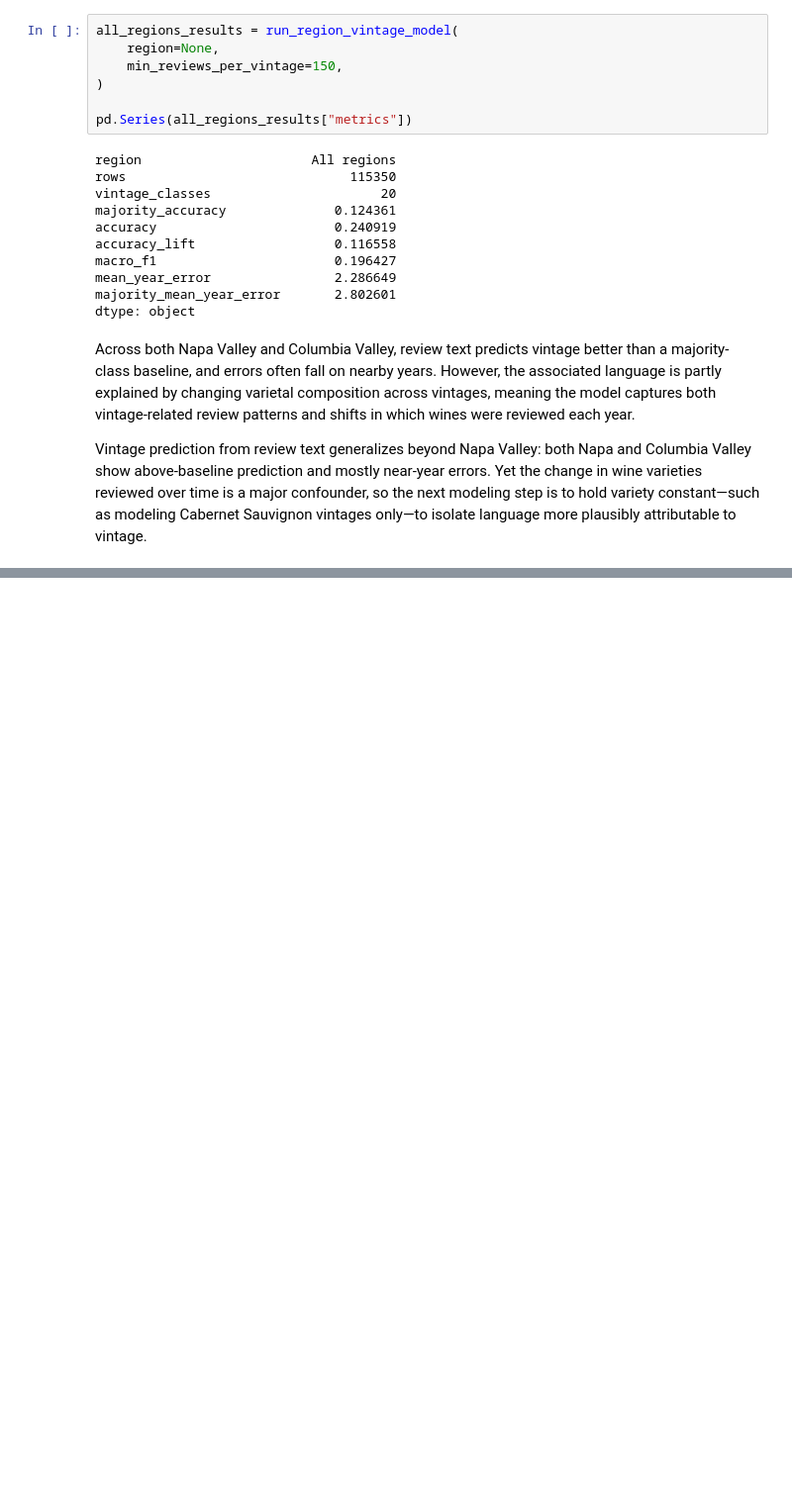
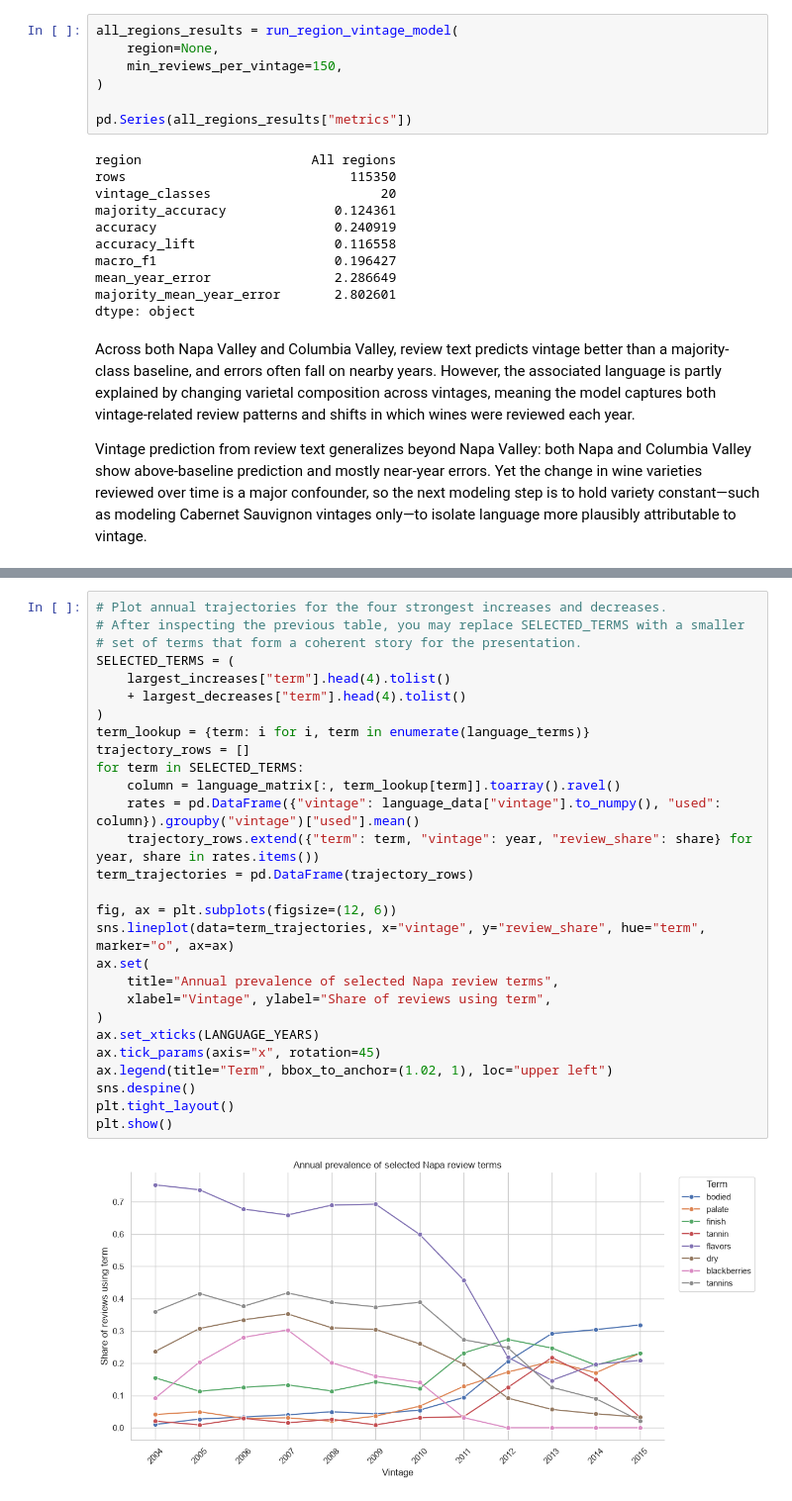
Before and after one commit to dylanhernandez1/DATA4401_Project3, a Jupyter notebook: Vintage_Text_Analysis.ipynb, the cells around one changed output, grey strips where cells are left out. Shown at 99% size. Drawn from its saved outputs; the diff is of its cells as text; blank space fills up the shorter version.

```diff
--- a/Vintage_Text_Analysis.ipynb
+++ b/Vintage_Text_Analysis.ipynb
@@ -1066,0 +1536,30 @@ Vintage prediction from review text generalizes beyond Napa Valley: both Napa an
+# %%
+# Plot annual trajectories for the four strongest increases and decreases.
+# After inspecting the previous table, you may replace SELECTED_TERMS with a smaller
+# set of terms that form a coherent story for the presentation.
+SELECTED_TERMS = (
+    largest_increases["term"].head(4).tolist()
+    + largest_decreases["term"].head(4).tolist()
+)
+term_lookup = {term: i for i, term in enumerate(language_terms)}
+trajectory_rows = []
+for term in SELECTED_TERMS:
+    column = language_matrix[:, term_lookup[term]].toarray().ravel()
+    rates = pd.DataFrame({"vintage": language_data["vintage"].to_numpy(), "used": column}).groupby("vintage")["used"].mean()
+    trajectory_rows.extend({"term": term, "vintage": year, "review_share": share} for year, share in rates.items())
+term_trajectories = pd.DataFrame(trajectory_rows)
+
+fig, ax = plt.subplots(figsize=(12, 6))
+sns.lineplot(data=term_trajectories, x="vintage", y="review_share", hue="term", marker="o", ax=ax)
+ax.set(
+    title="Annual prevalence of selected Napa review terms",
+    xlabel="Vintage", ylabel="Share of reviews using term",
+)
+ax.set_xticks(LANGUAGE_YEARS)
+ax.tick_params(axis="x", rotation=45)
+ax.legend(title="Term", bbox_to_anchor=(1.02, 1), loc="upper left")
+sns.despine()
+plt.tight_layout()
+plt.show()
+# %% [output]
+[figure, added]
```
Also changed, not shown: parts of 25 cells of this notebook.
